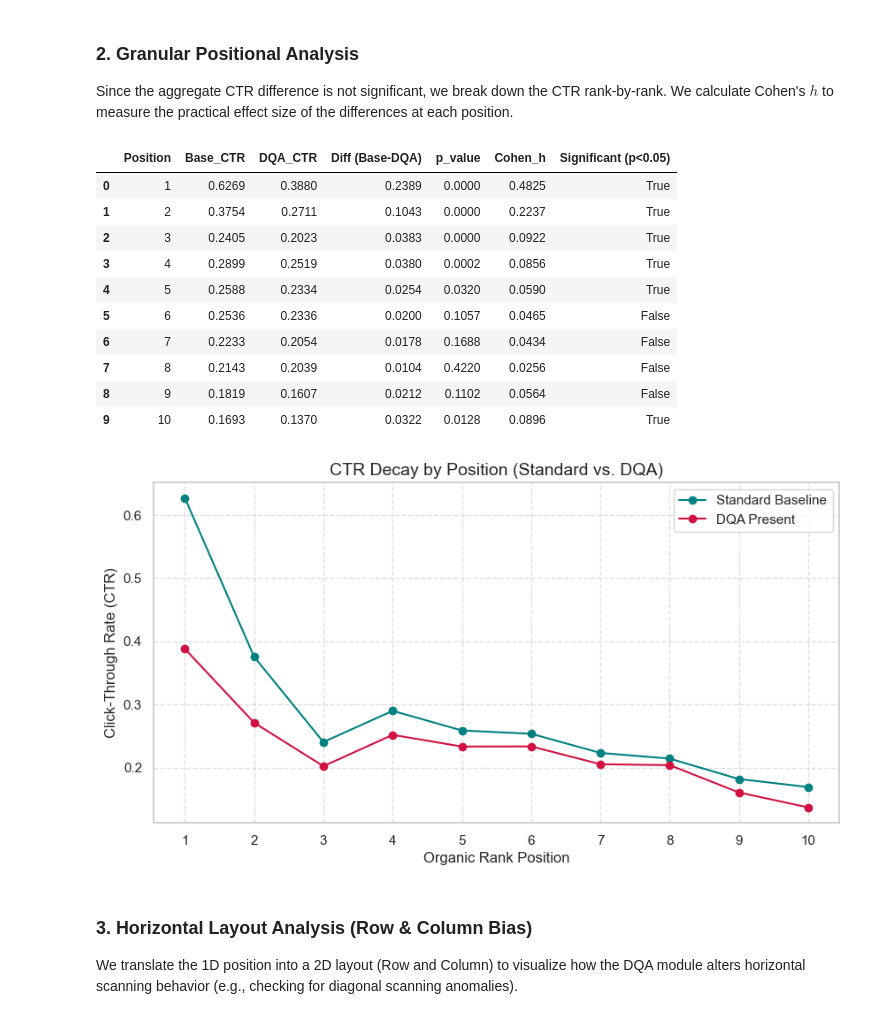
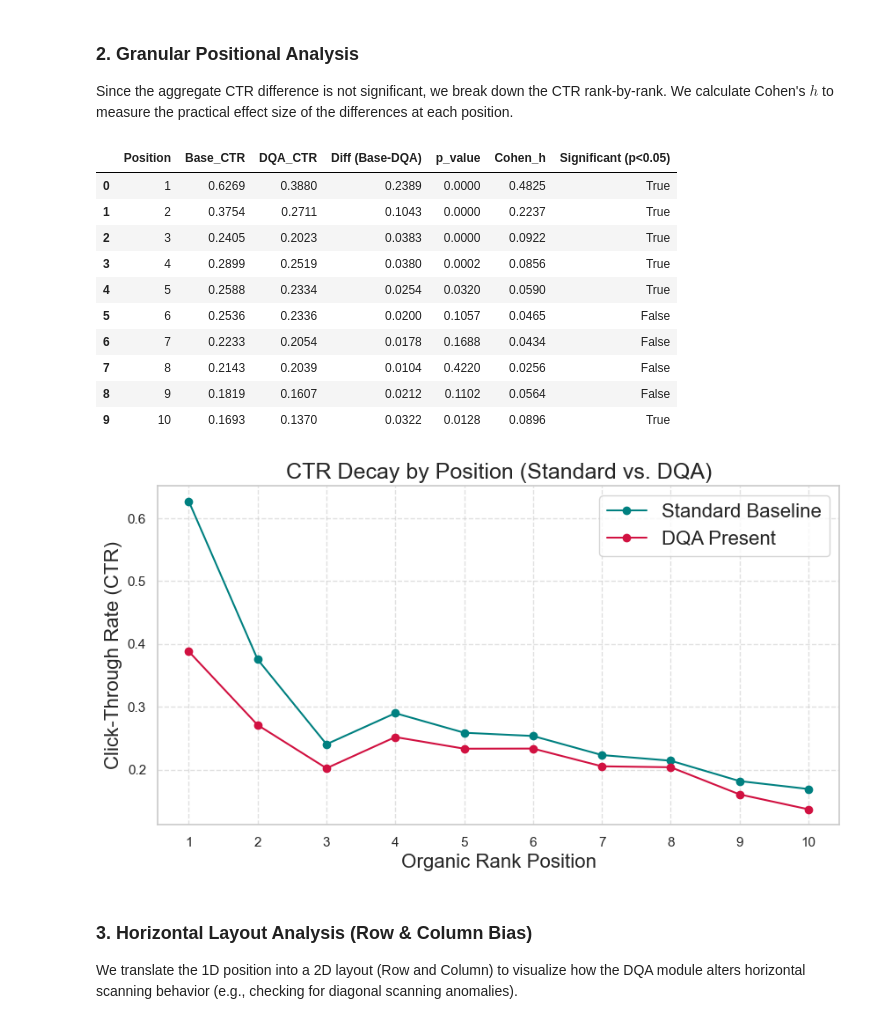
Before and after one commit to Jesperk88/Thesis_masters, a Jupyter notebook: notebooks/SQ1_Analysis.ipynb, the cells around one changed output. Drawn from its saved outputs; the diff is of its cells as text; code cells hidden in the pictures.

Commit message:
Plotting

```diff
--- a/notebooks/SQ1_Analysis.ipynb
+++ b/notebooks/SQ1_Analysis.ipynb
@@ -27,23 +27,13 @@ def set_deterministic_seed(seed=42):
 # Execute immediately
 set_deterministic_seed(42)
 
-plt.rcParams.update({
-    'font.size': 16,          # Global standard font size
-    'axes.titlesize': 18,     # Title of the plot
-    'axes.labelsize': 16,     # X and Y axis labels (e.g., "Row", "Click Percentage")
-    'xtick.labelsize': 15,    # The numbers on the X axis
-    'ytick.labelsize': 15,    # The numbers on the Y axis
-    'legend.fontsize': 15,    # The legend text
-    'legend.title_fontsize': 16 # The legend title
-})
-
 # Ensure the src module can be imported from the notebooks directory
 sys.path.append(os.path.abspath('..'))
 from src.data_preprocessing import get_behavioral_datasets
 
 # Set plotting style for publication-ready graphs
 sns.set_theme(style="whitegrid")
-plt.rcParams.update({'font.size': 12, 'axes.labelsize': 12, 'axes.titlesize': 14})
+plt.rcParams.update({'font.size': 16, 'axes.labelsize': 16, 'axes.titlesize': 18})
 # %% [output]
 Global deterministic seed set to 42.
 # %%
@@ -142,35 +132,35 @@ for pos in range(1, MAX_POS + 1):
         'p_value': round(pval, 4),
         'Cohen_h': round(h, 4),
         'Significant (p<0.05)': pval < 0.05
     })
 
 pos_stats_df = pd.DataFrame(results)
 display(pos_stats_df)
 
 # Plotting the CTR decay
 plt.figure(figsize=(10, 5))
 plt.plot(pos_stats_df['Position'], pos_stats_df['Base_CTR'], marker='o', label='Standard Baseline', color='#008080')
 plt.plot(pos_stats_df['Position'], pos_stats_df['DQA_CTR'], marker='o', label='DQA Present', color='#D11141')
 plt.title('CTR Decay by Position (Standard vs. DQA)')
 plt.xlabel('Organic Rank Position')
 plt.ylabel('Click-Through Rate (CTR)')
 plt.xticks(range(1, MAX_POS + 1))
-plt.legend()
+plt.legend(fontsize=16)
 plt.grid(True, linestyle='--', alpha=0.6)
 plt.show()
 # %% [output]
 |  | Position | Base_CTR | DQA_CTR | Diff (Base-DQA) | p_value | Cohen_h | Significant (p<0.05) |
 | 0 | 1 | 0.6269 | 0.3880 | 0.2389 | 0.0000 | 0.4825 | True |
 | 1 | 2 | 0.3754 | 0.2711 | 0.1043 | 0.0000 | 0.2237 | True |
 | 2 | 3 | 0.2405 | 0.2023 | 0.0383 | 0.0000 | 0.0922 | True |
 | 3 | 4 | 0.2899 | 0.2519 | 0.0380 | 0.0002 | 0.0856 | True |
 | 4 | 5 | 0.2588 | 0.2334 | 0.0254 | 0.0320 | 0.0590 | True |
 | 5 | 6 | 0.2536 | 0.2336 | 0.0200 | 0.1057 | 0.0465 | False |
 | 6 | 7 | 0.2233 | 0.2054 | 0.0178 | 0.1688 | 0.0434 | False |
 | 7 | 8 | 0.2143 | 0.2039 | 0.0104 | 0.4220 | 0.0256 | False |
 | 8 | 9 | 0.1819 | 0.1607 | 0.0212 | 0.1102 | 0.0564 | False |
 | 9 | 10 | 0.1693 | 0.1370 | 0.0322 | 0.0128 | 0.0896 | True |
-[figure, old version]
+[figure, new version]
 # %% [markdown]
 ### 3. Horizontal Layout Analysis (Row & Column Bias)
 We translate the 1D position into a 2D layout (Row and Column) to visualize how the DQA module alters horizontal scanning behavior (e.g., checking for diagonal scanning anomalies).
```
Also changed, not shown: parts of 2 cells of this notebook, 4 other files.
